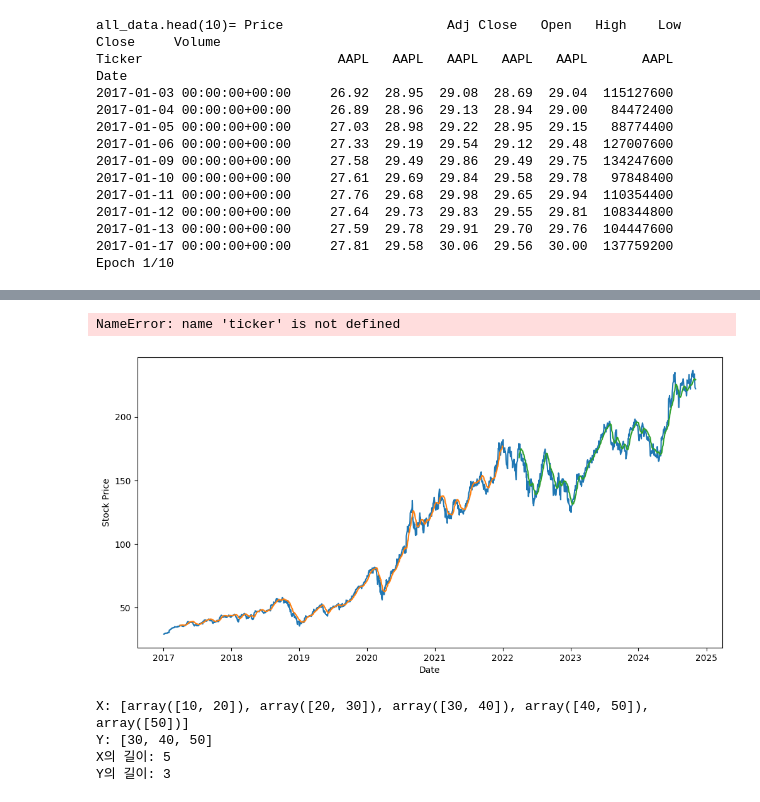
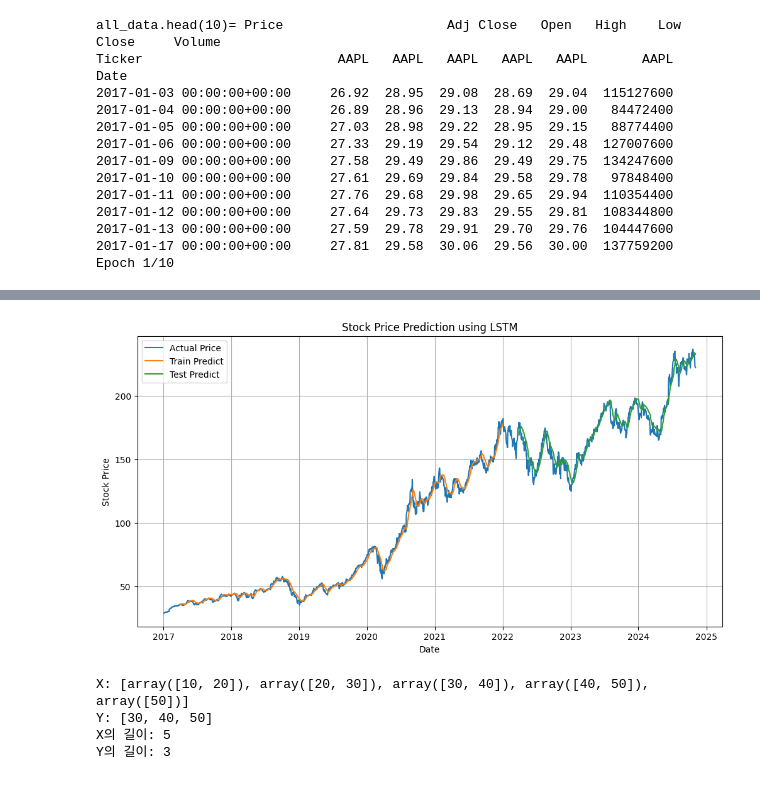
Before and after one commit to juhumkwon/source_code, a Jupyter notebook: A(10강_rnn_주가예측).ipynb, the cells around one changed output, grey strips where cells are left out. Saved outputs shown, nothing was run; the diff lists cells and outputs as text; code cells hidden in the pictures.

```diff
--- a/A(10강_rnn_주가예측).ipynb
+++ b/A(10강_rnn_주가예측).ipynb
@@ -8,6 +8,7 @@ import matplotlib.pyplot as plt
 from sklearn.preprocessing import MinMaxScaler
 from tensorflow.keras.models import Sequential
 from tensorflow.keras.layers import Dense, LSTM
+
 
 AAPL = yf.download('AAPL',
                   start = '2017-01-01',
@@ -105,7 +106,7 @@ plt.plot(data.index[len(data) - len(test_predict):], test_predict.flatten(), lab
 
 plt.xlabel("Date")
 plt.ylabel("Stock Price")
-plt.title(f"{ticker} Stock Price Prediction using LSTM")
+plt.title("Stock Price Prediction using LSTM")
 plt.legend()
 plt.grid()  # 격자선 추가
 plt.show()
@@ -142,7 +143,6 @@ Epoch 10/10
 38/38 ━━━━━━━━━━━━━━━━━━━━ 1s 25ms/step
 21/21 ━━━━━━━━━━━━━━━━━━━━ 0s 16ms/step
-NameError: name 'ticker' is not defined
-[figure, old version]
+[figure, new version]
 # %%
 """
 X는 모델에 입력되는 데이터(특징)를 나타내고, Y는 그에 대한 정답(레이블)을 나타냅니다.
```
Also changed, not shown: parts of 1 cell of this notebook.
